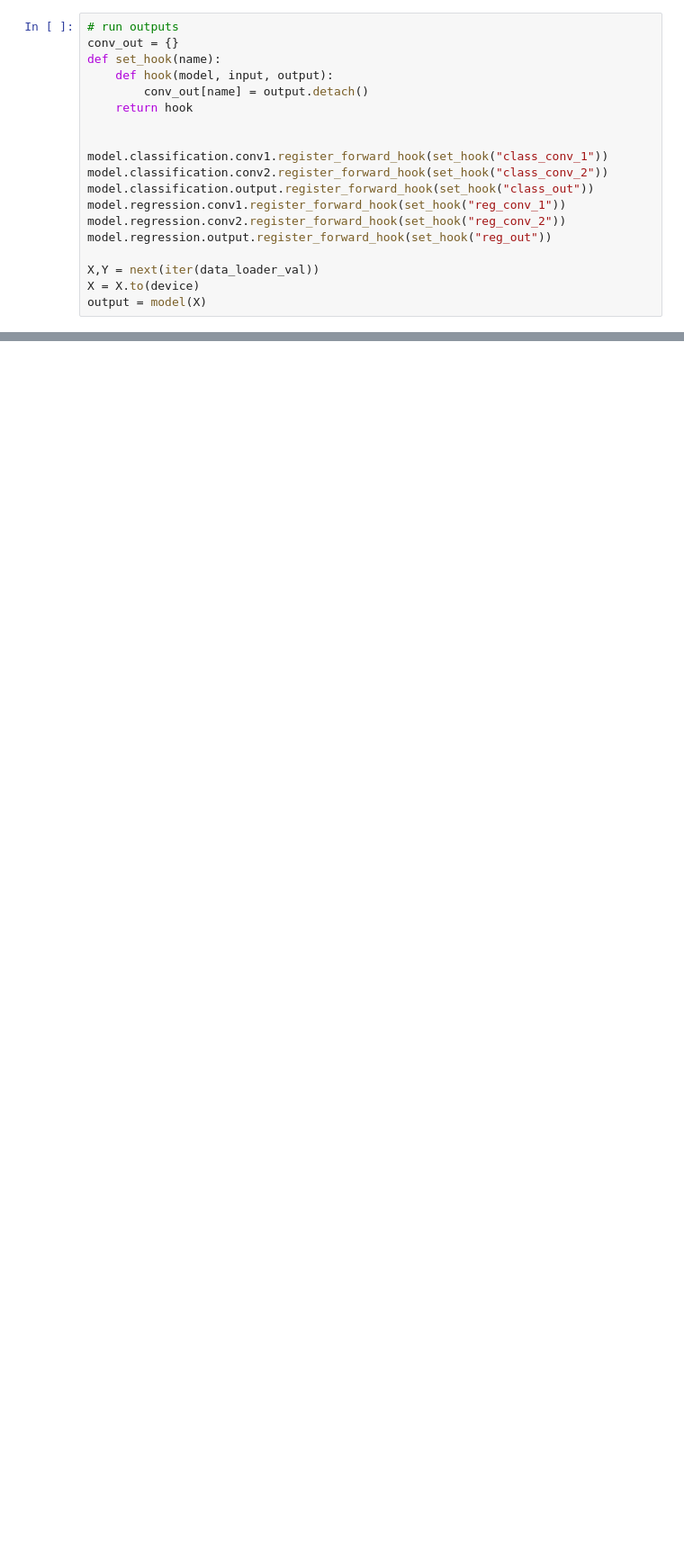
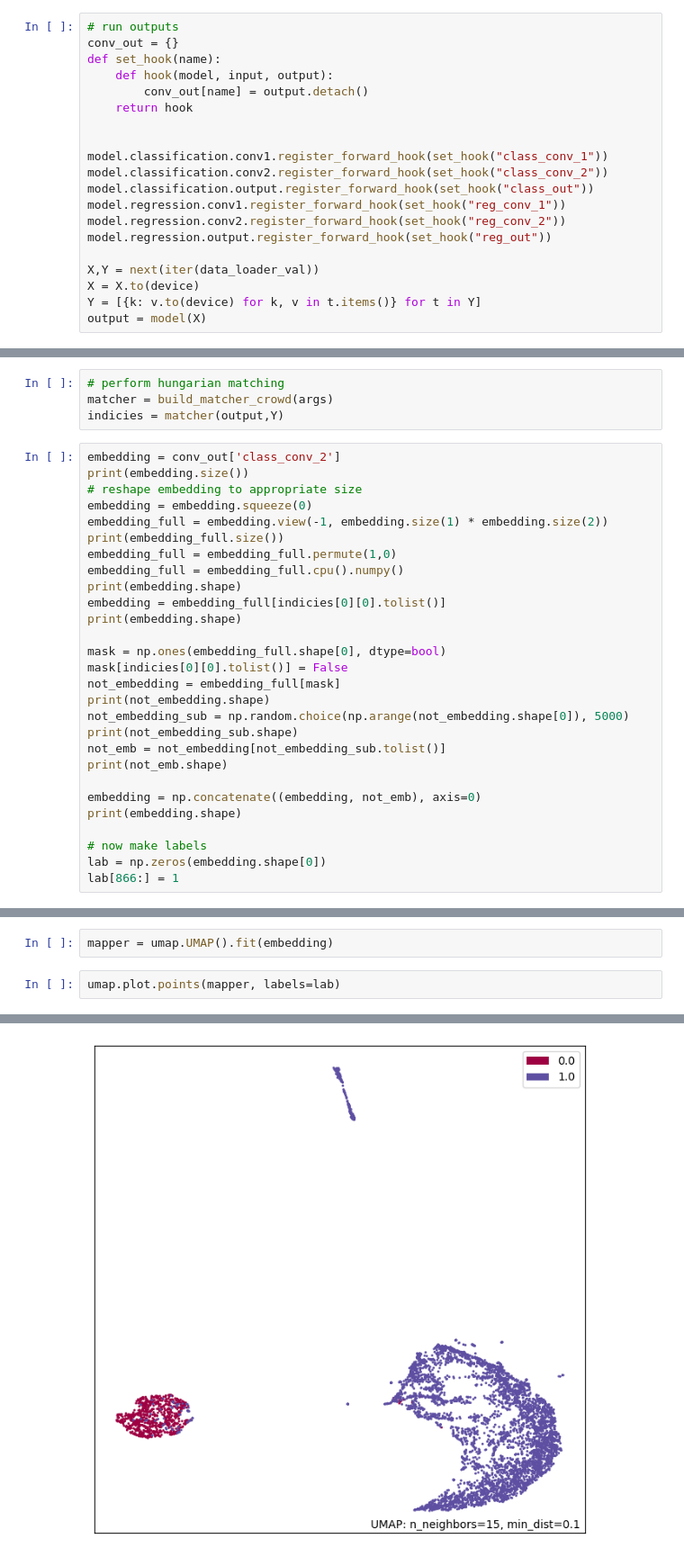
Before and after one commit to sposhiy33/WormCounting, a Jupyter notebook: embeddingEval.ipynb, the cells around one changed output, grey strips where cells are left out. Shown: that part at 90% size. Saved outputs shown, nothing was run; the diff lists cells and outputs as text; blank space fills up the shorter version.

Commit message:
more embedding analysis - subsampling negative proposals

```diff
--- a/embeddingEval.ipynb
+++ b/embeddingEval.ipynb
@@ -124,4 +125,5 @@ model.regression.output.register_forward_hook(set_hook("reg_out"))
 
 X,Y = next(iter(data_loader_val))
 X = X.to(device)
+Y = [{k: v.to(device) for k, v in t.items()} for t in Y]
 output = model(X)
@@ -232,0 +137,32 @@ Error:
+# %%
+# perform hungarian matching
+matcher = build_matcher_crowd(args)
+indicies = matcher(output,Y)
+# %%
+embedding = conv_out['class_conv_2']
+print(embedding.size())
+# reshape embedding to appropriate size
+embedding = embedding.squeeze(0)
+embedding_full = embedding.view(-1, embedding.size(1) * embedding.size(2))
+print(embedding_full.size())
+embedding_full = embedding_full.permute(1,0)
+embedding_full = embedding_full.cpu().numpy()
+print(embedding.shape)
+embedding = embedding_full[indicies[0][0].tolist()]
+print(embedding.shape)
+
+mask = np.ones(embedding_full.shape[0], dtype=bool)
+mask[indicies[0][0].tolist()] = False
+not_embedding = embedding_full[mask]
+print(not_embedding.shape)
+not_embedding_sub = np.random.choice(np.arange(not_embedding.shape[0]), 5000)
+print(not_embedding_sub.shape)
+not_emb = not_embedding[not_embedding_sub.tolist()]
+print(not_emb.shape)
+
+embedding = np.concatenate((embedding, not_emb), axis=0)
+print(embedding.shape)
+
+# now make labels
+lab = np.zeros(embedding.shape[0])
+lab[866:] = 1
@@ -232,0 +178,5 @@ Error:
+# %%
+mapper = umap.UMAP().fit(embedding)
+# %%
+umap.plot.points(mapper, labels=lab)
+# %% [output]
@@ -232,0 +184 @@ Error:
+[figure, added]
```
Also changed, not shown: parts of 14 cells of this notebook, 1 other file.
